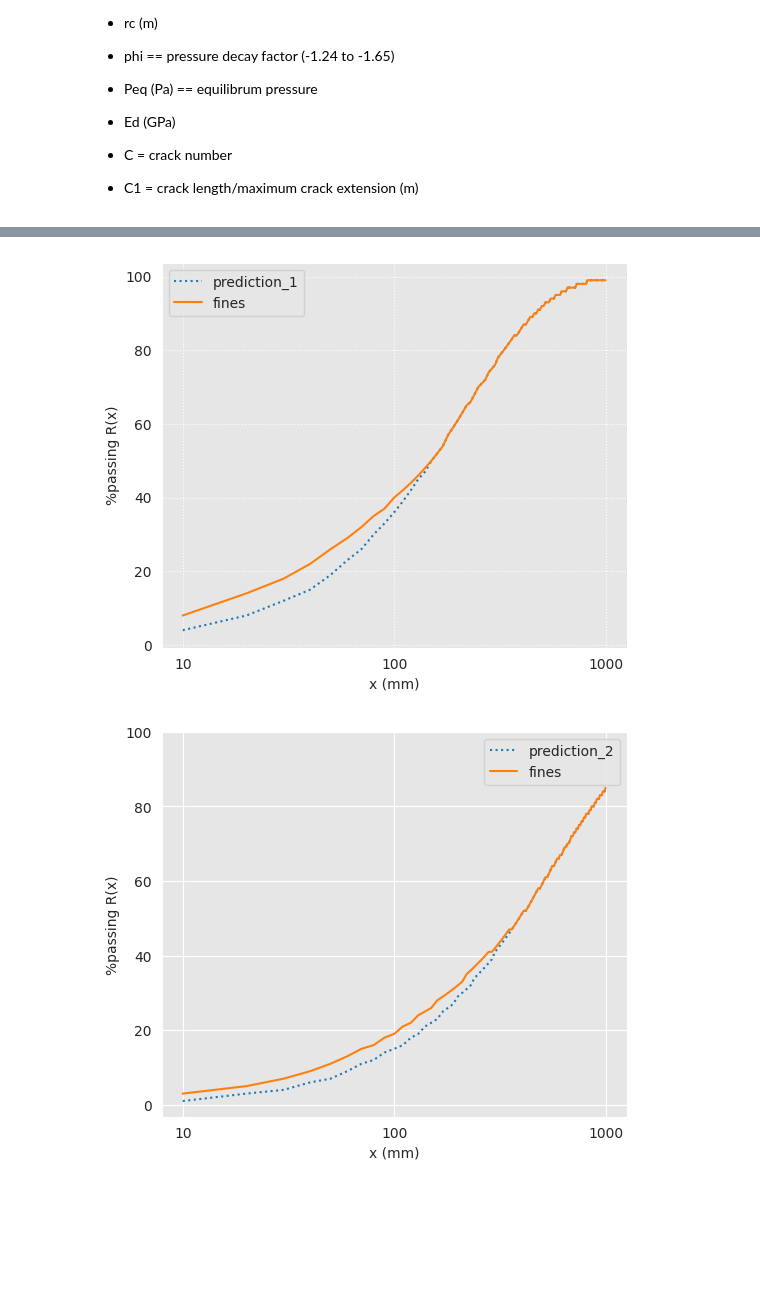
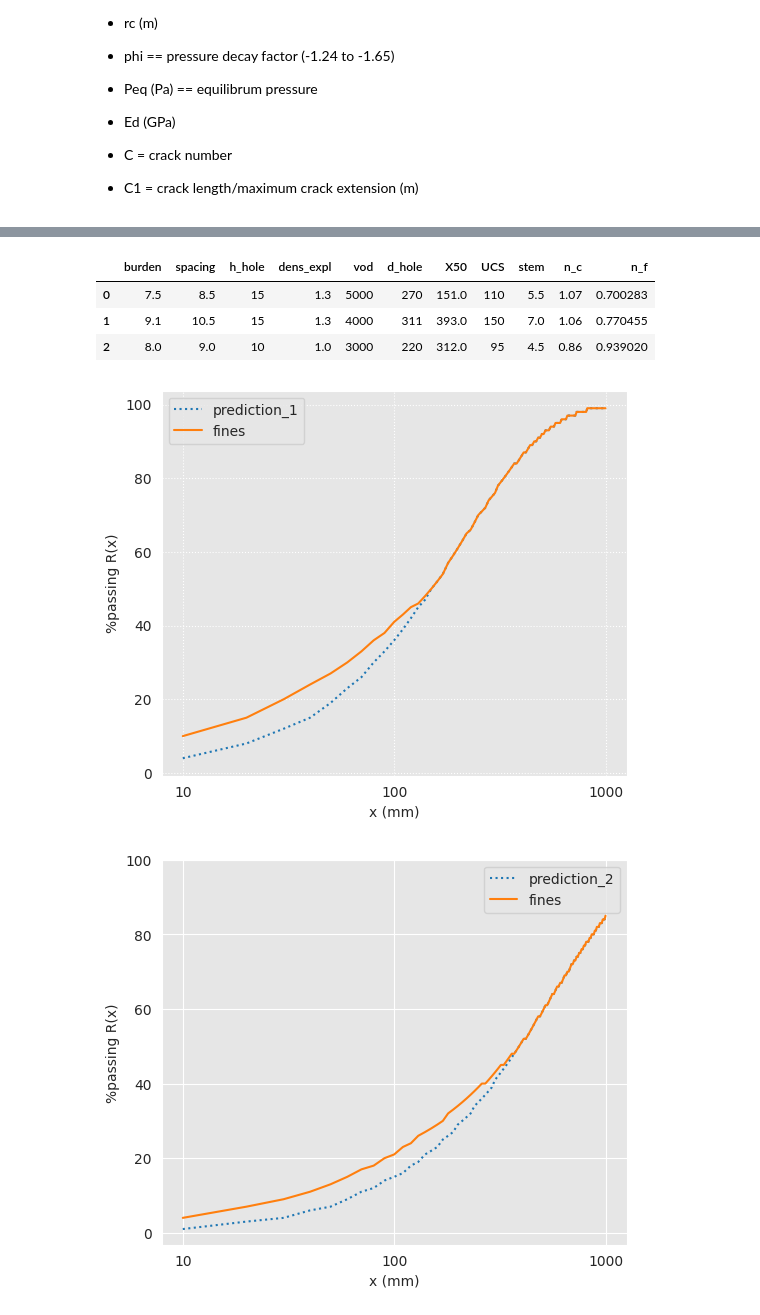
Before and after one commit to FVillanueva26/codespaces-jupyter, a Jupyter notebook: notebooks/test.ipynb, the cells around one changed output, grey strips where cells are left out. Cells and saved outputs as stored; diff of their text form; code cells hidden in the pictures; blank space fills up the shorter version.

```diff
--- a/notebooks/test.ipynb
+++ b/notebooks/test.ipynb
@@ -254,10 +254,10 @@ ro (m)
 # %%
 #Tensile Strength in Pascal could be included in the excel file as well as the poisson ratio.
 
-test_fines = blast.loc[:,('burden', 'spacing', 'h_hole', 'dens_ore', 'dens_expl', 'vod', 'd_hole', 'P_wave', 'X50',  'young_mod',  'UCS','v')]
+test_fines = blast.loc[:,('burden', 'spacing', 'h_hole', 'dens_expl', 'vod', 'd_hole', 'X50', 'UCS','stem','n_c')]
 
 #Define the Tensile Strength as 10 times less than the UCS
-test_fines['Ts'] = [11000000, 15000000, 9500000] #Pascales tensile strength
+#test_fines['Ts'] = [11000000, 15000000, 9500000] #Pascales tensile strength
 #test_fines['v'] = [0.24,0.24,0.24] #Poisson
 display(test_fines)
 # %% [output]
@@ -312,14 +298,32 @@ display(test_fines)
+# %%
+# Equations to calculate cells values
+def calculate_fines(row):
+    rb = ((row['d_hole']/2)/1000)
+    Pb = (((row['dens_expl']*1000) * (row['vod']**2))/4)/2
+    rc =  rb * np.sqrt(Pb/(row['UCS']*10**6))
+    fc = (np.pi * ((rc**2)-(rb**2)) * (row['h_hole']-row['stem']))/(row['burden']*row['h_hole']*row['spacing'])
+    nf = (np.log(-(np.log(1-fc)/np.log(2))))/(np.log(1/row['X50']))
+    return nf
+
+# Show results
+test_fines['n_f'] = test_fines.apply(calculate_fines, axis=1)
+display(test_fines)
+# %% [output]
+|  | burden | spacing | h_hole | dens_expl | vod | d_hole | X50 | UCS | stem | n_c | n_f |
+| 0 | 7.5 | 8.5 | 15 | 1.3 | 5000 | 270 | 151.0 | 110 | 5.5 | 1.07 | 0.700283 |
+| 1 | 9.1 | 10.5 | 15 | 1.3 | 4000 | 311 | 393.0 | 150 | 7.0 | 1.06 | 0.770455 |
+| 2 | 8.0 | 9.0 | 10 | 1.0 | 3000 | 220 | 312.0 | 95 | 4.5 | 0.86 | 0.939020 |
 # %%
 p = []
 
 for tamiz in x:
-    if tamiz <= test_fines.iloc[0,-6]:
+    if tamiz <= test_fines.iloc[0,-5]:
                 n = test_fines.iloc[0,-1]
 
-    elif tamiz > test_fines.iloc[0,-6]:
+    elif tamiz > test_fines.iloc[0,-5]:
         n = blast.iloc[0, -2]
 
-    pp = round(100 * (1 - math.exp(-0.693 * (tamiz/test_fines.iloc[0, -6])**n)))
+    pp = round(100 * (1 - math.exp(-0.693 * (tamiz/test_fines.iloc[0, -5])**n)))
 
     p.append(pp)
 
@@ -346,40 +350,40 @@ ax.set_ylabel('%passing R(x)')
 ax.legend()
 plt.show()
 # %% [output]
-[figure, old version]
+[figure, new version]
 # %%
 p1 = []
 
 for tamiz in x:
-    if tamiz <= test_fines.iloc[1,-6]:
+    if tamiz <= test_fines.iloc[1,-5]:
                 n = test_fines.iloc[1,-1]
 
-    elif tamiz > test_fines.iloc[1,-6]:
+    elif tamiz > test_fines.iloc[1,-5]:
         n = blast.iloc[1, -2]
 
-    pp1 = round(100 * (1 - math.exp(-0.693 * (tamiz/test_fines.iloc[1, -6])**n)))
+    pp1 = round(100 * (1 - math.exp(-0.693 * (tamiz/test_fines.iloc[1, -5])**n)))
 
     p1.append(pp1)
 
 sns.set_style("darkgrid", {"axes.facecolor": ".9"})
 
 fig, ax = plt.subplots(figsize = (6,5))
 
 ax.plot(x,Px1, label = 'prediction_2', ls = ':')
 ax.plot(x,p1 , label = 'fines')
 
 plt.yticks(np.arange(0,120,step=20))
 
 plt.xscale("log")
 ax.xaxis.set_major_formatter(ScalarFormatter())
 
 ax.set_xlabel('x (mm)')
 ax.set_ylabel('%passing R(x)')
 
 ax.legend()
 plt.show()
 # %% [output]
-[figure, old version]
+[figure, new version]
 # %%
 p2 = []
 
```
Also changed, not shown: parts of 5 cells of this notebook.
